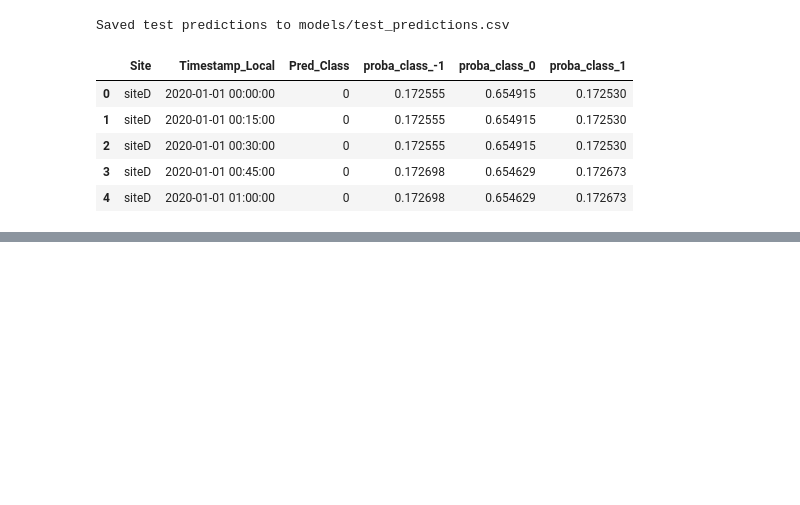
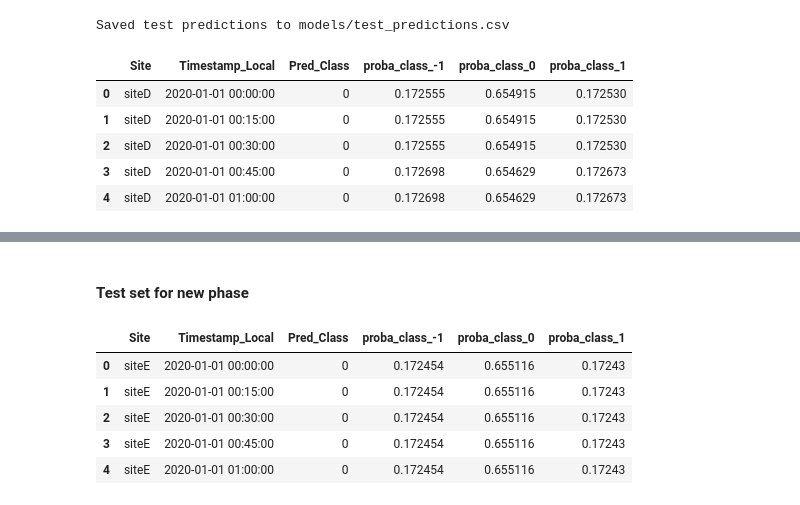
Before and after one commit to genrry/flextrack-challenge, a Jupyter notebook: train-warmup.ipynb, the cells around one changed output, grey strips where cells are left out. Drawn from its saved outputs; the diff is of its cells as text; code cells hidden in the pictures; blank space fills up the shorter version.

```diff
--- a/train-warmup.ipynb
+++ b/train-warmup.ipynb
@@ -297,0 +316,2 @@ pred_out[["Site","Timestamp_Local","Demand_Response_Flag"]].to_csv('data/submiss
+# %% [markdown]
+#### Test set for new phase
@@ -297,0 +328,58 @@ pred_out[["Site","Timestamp_Local","Demand_Response_Flag"]].to_csv('data/submiss
+# %%
+from catboost import CatBoostClassifier, Pool
+import json, os
+
+# Load model and class mappings
+model_path = 'models/catboost_classifier_multiclass.cbm'
+class_map_path = 'models/catboost_class_mapping.json'
+assert os.path.exists(model_path), 'Model file not found.'
+assert os.path.exists(class_map_path), 'Class mapping file not found.'
+
+model = CatBoostClassifier()
+model.load_model(model_path)
+with open(class_map_path, 'r') as f:
+    maps = json.load(f)
+idx_to_class = {int(k):v for k,v in maps['idx_to_class'].items()}
+
+# Prepare test feature matrix
+X_test_feat = X_test_missing_flag.copy()
+X_test_feat = X_test_missing_flag.set_index(index_cols)
+
+# Ensure alignment of features with training model
+target_like_cols = ['Demand_Response_Flag', '__label__']
+model_features = model.feature_names_  # order expected by model
+# Drop any unexpected columns
+X_test_feat_aligned = X_test_feat.drop(columns=[c for c in X_test_feat.columns if c not in model_features], errors='ignore')
+# Add any missing features as NaN
+for f in model_features:
+    if f not in X_test_feat_aligned.columns:
+        X_test_feat_aligned[f] = float('nan')
+# Reorder
+X_test_feat_aligned = X_test_feat_aligned[model_features]
+
+cat_features = ['Is_Weekend']
+
+test_pool = Pool(X_test_feat_aligned, cat_features=cat_features)
+
+pred_idx = model.predict(test_pool).astype(int).ravel()
+probs = model.predict_proba(test_pool)
+
+pred_labels = [idx_to_class[i] for i in pred_idx]
+
+prob_cols = {f'proba_class_{idx_to_class[i]}': probs[:, i] for i in range(probs.shape[1])}
+
+pred_df = X_test_feat_aligned.copy()
+pred_df['Pred_Class'] = pred_labels
+for k,v in prob_cols.items():
+    pred_df[k] = v
+
+# Reset index for export
+pred_out = pred_df.reset_index()[index_cols + ['Pred_Class'] + list(prob_cols.keys())]
+pred_out.head()
+# %% [output]
+|  | Site | Timestamp_Local | Pred_Class | proba_class_-1 | proba_class_0 | proba_class_1 |
+| 0 | siteE | 2020-01-01 00:00:00 | 0 | 0.172454 | 0.655116 | 0.17243 |
+| 1 | siteE | 2020-01-01 00:15:00 | 0 | 0.172454 | 0.655116 | 0.17243 |
+| 2 | siteE | 2020-01-01 00:30:00 | 0 | 0.172454 | 0.655116 | 0.17243 |
+| 3 | siteE | 2020-01-01 00:45:00 | 0 | 0.172454 | 0.655116 | 0.17243 |
+| 4 | siteE | 2020-01-01 01:00:00 | 0 | 0.172454 | 0.655116 | 0.17243 |
```
Also changed, not shown: parts of 18 cells of this notebook.
